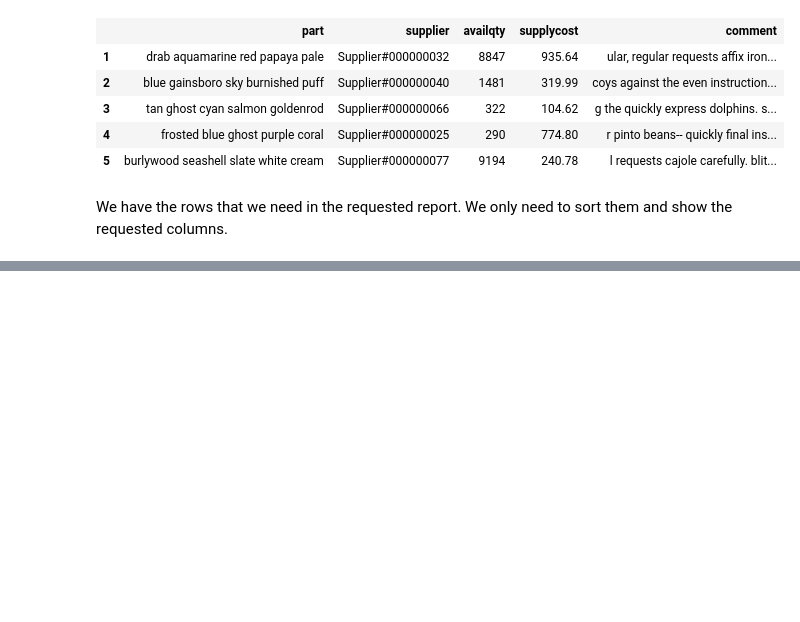
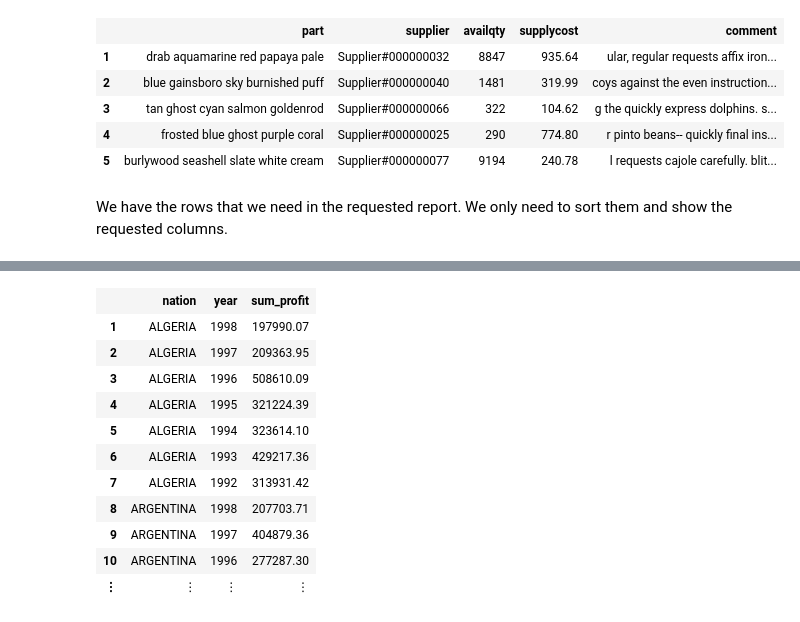
Before and after one commit to rbt-lang/rbt-proto, a Jupyter notebook: jl/demo/tpch-queries.ipynb, the cells around one changed output, grey strips where cells are left out. Drawn from its saved outputs; the diff is of its cells as text; code cells hidden in the pictures; blank space fills up the shorter version.

```diff
--- a/jl/demo/tpch-queries.ipynb
+++ b/jl/demo/tpch-queries.ipynb
@@ -403,0 +820,29 @@ We have the rows that we need in the requested report.  We only need to sort the
+# %%
+@query(
+    lineitem
+    :define(
+        amount =>
+            extendedprice*(1-discount) - partsupp.supplycost*quantity)
+    :filter(contains(part.name, COLOR))
+    :group(
+        nation => supplier.nation.name,
+        year => year(order.orderdate))
+    :sort(nation, year:desc)
+    :select(
+        nation,
+        year,
+        sum_profit => sum(lineitem.amount)),
+    COLOR="green")
+# %% [output]
+|  | nation | year | sum_profit |
+| 1 | ALGERIA | 1998 | 197990.07 |
+| 2 | ALGERIA | 1997 | 209363.95 |
+| 3 | ALGERIA | 1996 | 508610.09 |
+| 4 | ALGERIA | 1995 | 321224.39 |
+| 5 | ALGERIA | 1994 | 323614.10 |
+| 6 | ALGERIA | 1993 | 429217.36 |
+| 7 | ALGERIA | 1992 | 313931.42 |
+| 8 | ARGENTINA | 1998 | 207703.71 |
+| 9 | ARGENTINA | 1997 | 404879.36 |
+| 10 | ARGENTINA | 1996 | 277287.30 |
+| ⋮ | ⋮ | ⋮ | ⋮ |
```
Also changed, not shown: parts of 27 cells of this notebook, 3 other files.
